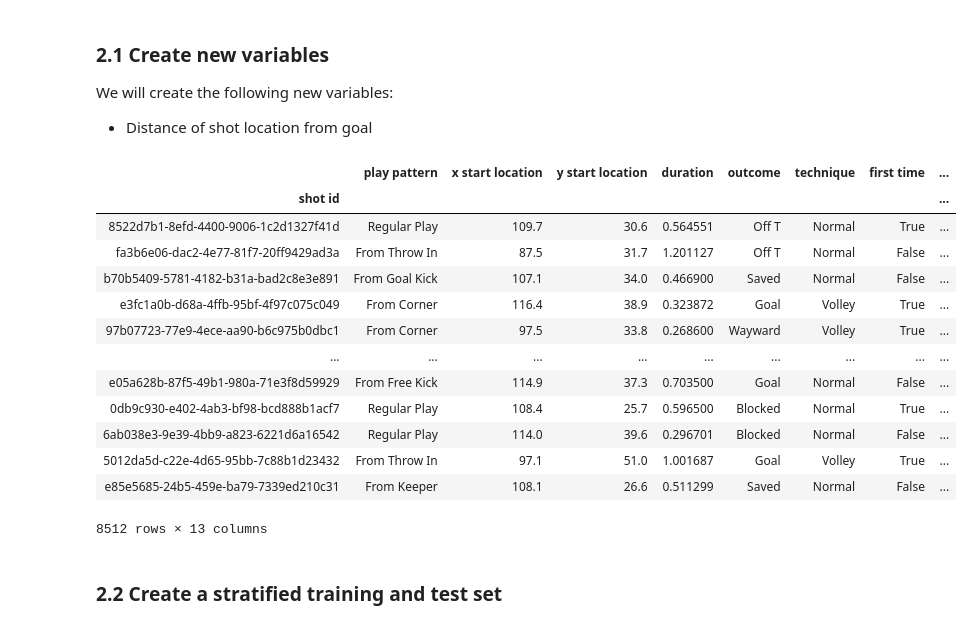
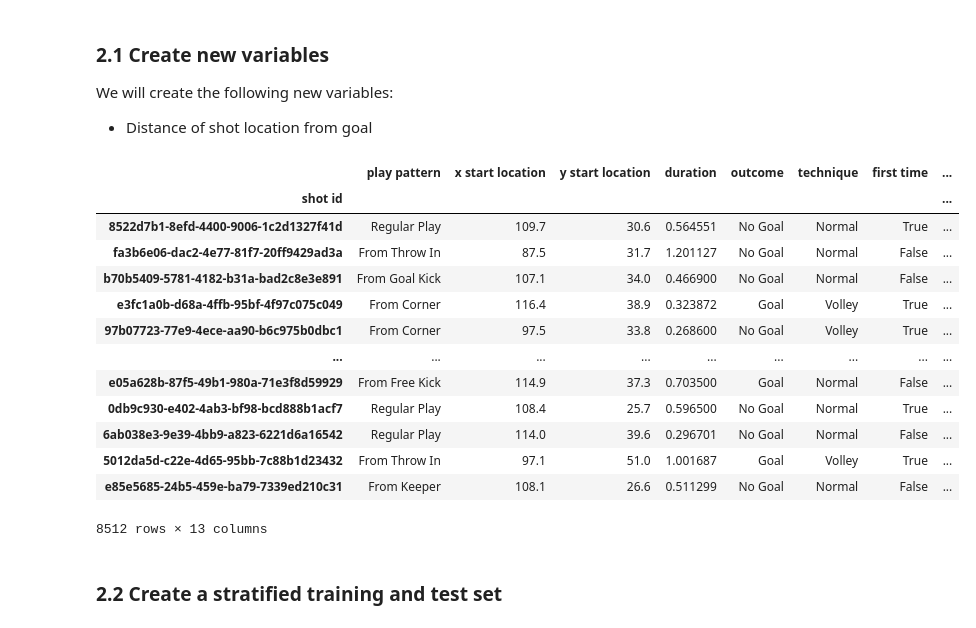
Before and after one commit to RobBlumberg/xg_model, a Jupyter notebook: src/xg_model.ipynb, the cells around one changed output. Drawn from its saved outputs; the diff is of its cells as text; code cells hidden in the pictures.

```diff
--- a/src/xg_model.ipynb
+++ b/src/xg_model.ipynb
@@ -385,22 +393,25 @@ We will create the following new variables:
 # %%
 all_la_liga_shots["Distance from goal"] = np.sqrt((all_la_liga_shots["x start location"] - 120)**2 +    \
                                                (all_la_liga_shots["y start location"] - 40)**2)
 
-all_la_liga_shots
+all_la_liga_shots_copy = all_la_liga_shots.copy()
+goal_label_mask = ~all_la_liga_shots_copy["outcome"].str.contains("Goal")
+all_la_liga_shots_copy["outcome"].loc[goal_label_mask] = "No Goal"
+all_la_liga_shots_copy
 # %% [output]
 |  | play pattern | x start location | y start location | duration | outcome | technique | first time | ... |
 | shot id |  |  |  |  |  |  |  | ... |
-| 8522d7b1-8efd-4400-9006-1c2d1327f41d | Regular Play | 109.7 | 30.6 | 0.564551 | Off T | Normal | True | ... |
-| fa3b6e06-dac2-4e77-81f7-20ff9429ad3a | From Throw In | 87.5 | 31.7 | 1.201127 | Off T | Normal | False | ... |
-| b70b5409-5781-4182-b31a-bad2c8e3e891 | From Goal Kick | 107.1 | 34.0 | 0.466900 | Saved | Normal | False | ... |
+| 8522d7b1-8efd-4400-9006-1c2d1327f41d | Regular Play | 109.7 | 30.6 | 0.564551 | No Goal | Normal | True | ... |
+| fa3b6e06-dac2-4e77-81f7-20ff9429ad3a | From Throw In | 87.5 | 31.7 | 1.201127 | No Goal | Normal | False | ... |
+| b70b5409-5781-4182-b31a-bad2c8e3e891 | From Goal Kick | 107.1 | 34.0 | 0.466900 | No Goal | Normal | False | ... |
 | e3fc1a0b-d68a-4ffb-95bf-4f97c075c049 | From Corner | 116.4 | 38.9 | 0.323872 | Goal | Volley | True | ... |
-| 97b07723-77e9-4ece-aa90-b6c975b0dbc1 | From Corner | 97.5 | 33.8 | 0.268600 | Wayward | Volley | True | ... |
+| 97b07723-77e9-4ece-aa90-b6c975b0dbc1 | From Corner | 97.5 | 33.8 | 0.268600 | No Goal | Volley | True | ... |
 | ... | ... | ... | ... | ... | ... | ... | ... | ... |
 | e05a628b-87f5-49b1-980a-71e3f8d59929 | From Free Kick | 114.9 | 37.3 | 0.703500 | Goal | Normal | False | ... |
-| 0db9c930-e402-4ab3-bf98-bcd888b1acf7 | Regular Play | 108.4 | 25.7 | 0.596500 | Blocked | Normal | True | ... |
-| 6ab038e3-9e39-4bb9-a823-6221d6a16542 | Regular Play | 114.0 | 39.6 | 0.296701 | Blocked | Normal | False | ... |
+| 0db9c930-e402-4ab3-bf98-bcd888b1acf7 | Regular Play | 108.4 | 25.7 | 0.596500 | No Goal | Normal | True | ... |
+| 6ab038e3-9e39-4bb9-a823-6221d6a16542 | Regular Play | 114.0 | 39.6 | 0.296701 | No Goal | Normal | False | ... |
 | 5012da5d-c22e-4d65-95bb-7c88b1d23432 | From Throw In | 97.1 | 51.0 | 1.001687 | Goal | Volley | True | ... |
-| e85e5685-24b5-459e-ba79-7339ed210c31 | From Keeper | 108.1 | 26.6 | 0.511299 | Saved | Normal | False | ... |
+| e85e5685-24b5-459e-ba79-7339ed210c31 | From Keeper | 108.1 | 26.6 | 0.511299 | No Goal | Normal | False | ... |
 8512 rows × 13 columns
 # %% [markdown]
 ### 2.2 Create a stratified training and test set
```
Also changed, not shown: parts of 21 cells of this notebook.
